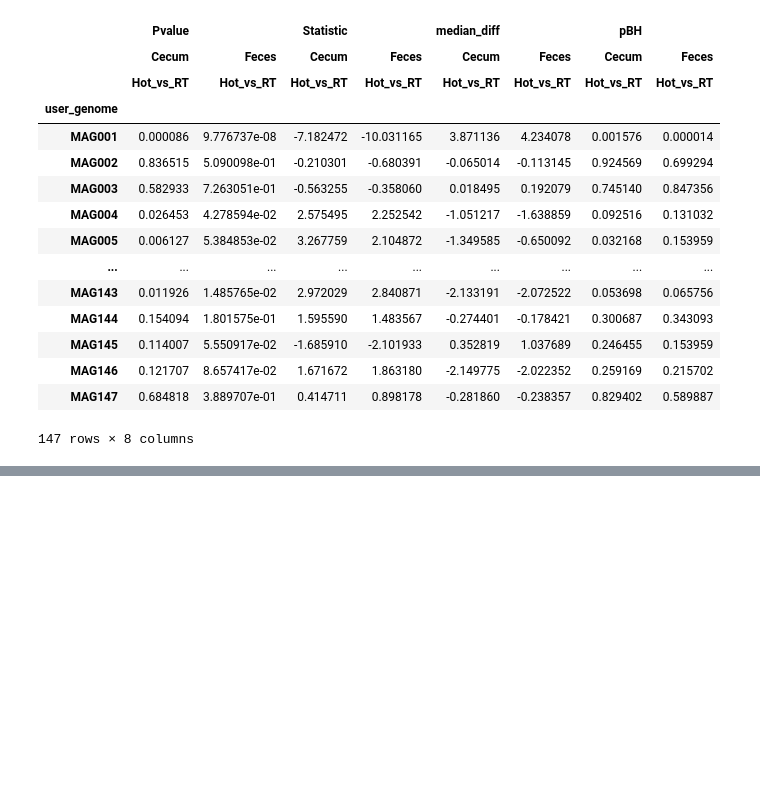
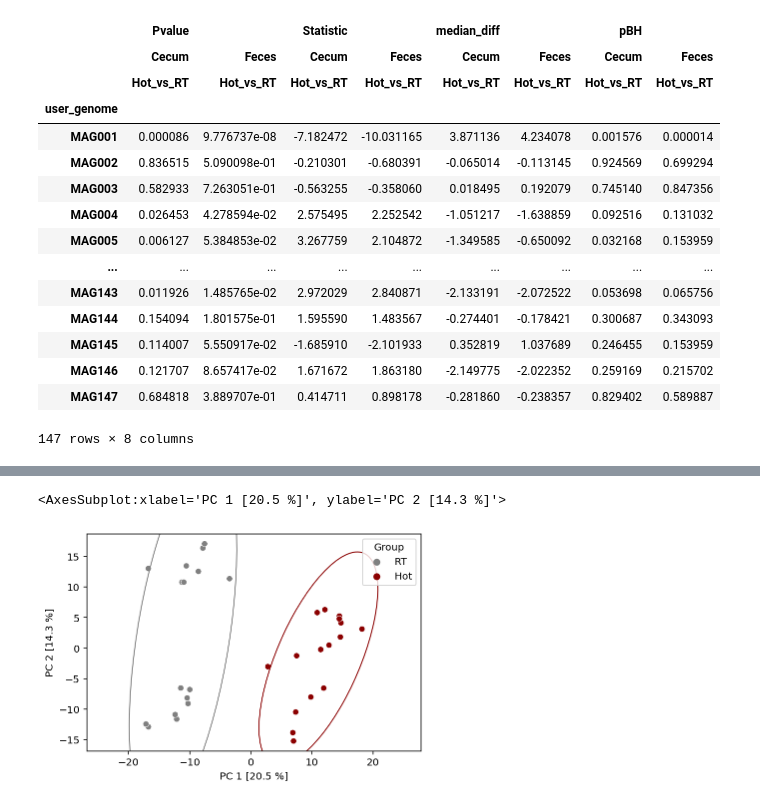
Before and after one commit to SilasK/statsplot, a Jupyter notebook: example.ipynb, the cells around one changed output, grey strips where cells are left out. Drawn from its saved outputs; the diff is of its cells as text; code cells hidden in the pictures; blank space fills up the shorter version.

```diff
--- a/example.ipynb
+++ b/example.ipynb
@@ -240,0 +269,10 @@ ST.plot("MAG001")
+# %%
+pca.plot_components(
+    plot_ellipse=True,
+    groups=metadata.Group,
+    order_groups=["RT", "Hot"],
+    colors=["grey", "darkred"],
+)
+# %% [output]
+<AxesSubplot:xlabel='PC 1 [20.5 %]', ylabel='PC 2 [14.3 %]'>
+[figure, added]
```
Also changed, not shown: parts of 10 cells of this notebook, 4 other files.
